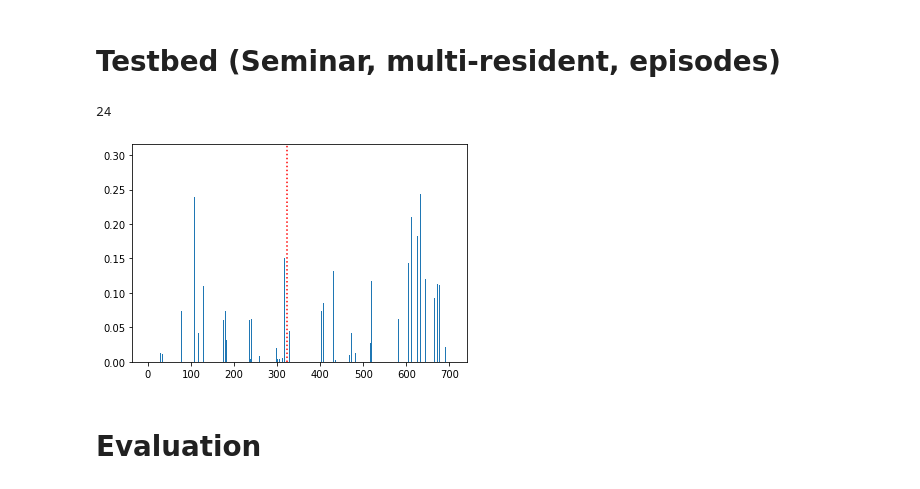
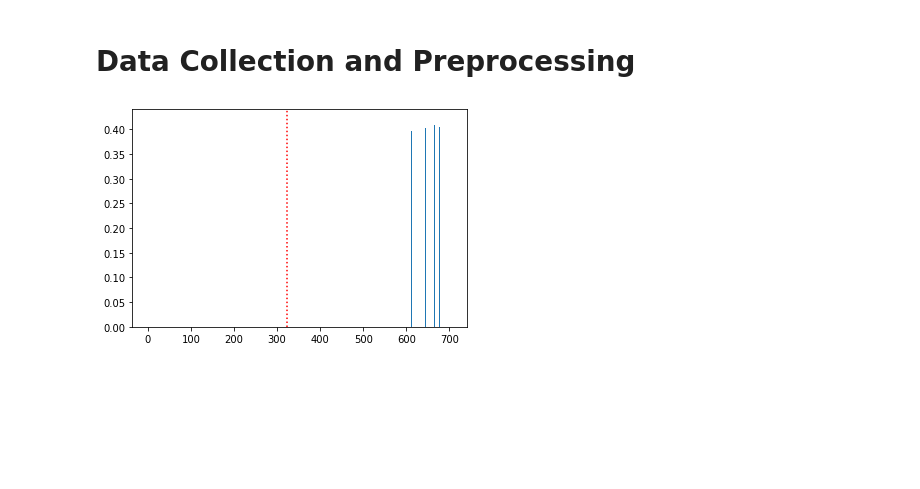
Before and after one commit to cdsnlab/AIoTService, a Jupyter notebook: segmentation/testbed.ipynb, the cells around one changed output. Drawn from its saved outputs; the diff is of its cells as text; code cells hidden in the pictures; blank space fills up the shorter version.

```diff
--- a/segmentation/testbed.ipynb
+++ b/segmentation/testbed.ipynb
@@ -27,5 +24,5 @@ from module_.changePointDetection import change_point_detection
-# %% [markdown]
-# Testbed (Seminar, multi-resident, episodes)
+# %% [markdown]
+# Data Collection and Preprocessing
 # %%
 """
 load raw files
@@ -40,7 +37,7 @@ episodes, trs, tags = create_episodes(task_dict, initial_dict)
 episodes=[time_correction(eps, trs[i]) for i, eps in enumerate(episodes)]
 # %%
 data_name = 'testbed'
-metric = 'SEP'
+metric = 'RuLSIF'
 
 folder = "./features/{}".format(data_name)
 if not os.path.exists(folder):
@@ -48,54 +45,31 @@ if not os.path.exists(folder):
 
 # fig = plt.figure(constrained_layout=True, figsize=(15, 15))
 
 sensor_set=set()
 
 for _, v in task_dict.items():
     for v_ in v:
         sensor_set = sensor_set | set(np.array(v_)[:,0])
 sensor_list=sorted(sensor_set)
-print(len(sensor_list))
 
 for ei, eps in enumerate(episodes):
     activityfolder="{}/{}".format(folder, tags[ei])
     if not os.path.exists(activityfolder):
         os.mkdir(activityfolder)
     eps=np.array(eps)
-
-    # afolder="{}/{}".format(activityfolder, ei)
-    # if not os.path.exists(afolder):
-    #     os.mkdir(afolder)
 
     features = np.array(feature_extraction(eps, data_name, sensor_list))
 
     assert len(eps)==len(features)
 
     x_ = range(len(eps))
 
     scores = np.array(change_point_detection(features, data_name, metric))
     scores[scores<0]=0
 
     assert len(eps)==len(scores)
 
     plt.bar(range(len(scores)), scores); plt.axvline(x=trs[ei], linestyle=':', color='r')
     break
-
-    names = list(feature_name.values())
-    numbasicfeatures = len(names)-2
-
-    for fi in range(numbasicfeatures):
-        ax_ = fig.add_subplot(numbasicfeatures+1, 1, fi+1)
-        ax_.plot(x_, features[:,fi], '.-')
-        ax_.axvline(trs[ei], linestyle=':', color='r')
-        ax_.set_ylabel(names[fi])
-        ax_.set_ylim(0,2)
-    ax_ = fig.add_subplot(numbasicfeatures+1, 1, numbasicfeatures+1)
-    ax_.bar(x_, scores, color='g')
-    ax_.axvline(trs[ei], linestyle=':', color='r')
-    ax_.set_ylabel(metric)
-    ax_.set_ylim(0,1)
-    fig.savefig("{}/feature_basic.png".format(activityfolder))
-    fig.clf()
 # %% [output]
-24
-[figure, old version]
+[figure, new version]
@@ -173,2 +75,0 @@ for i, eps in enumerate(episodes):
-# %% [markdown]
-# Evaluation
```
Also changed, not shown: parts of 5 cells of this notebook, 5 other files.
